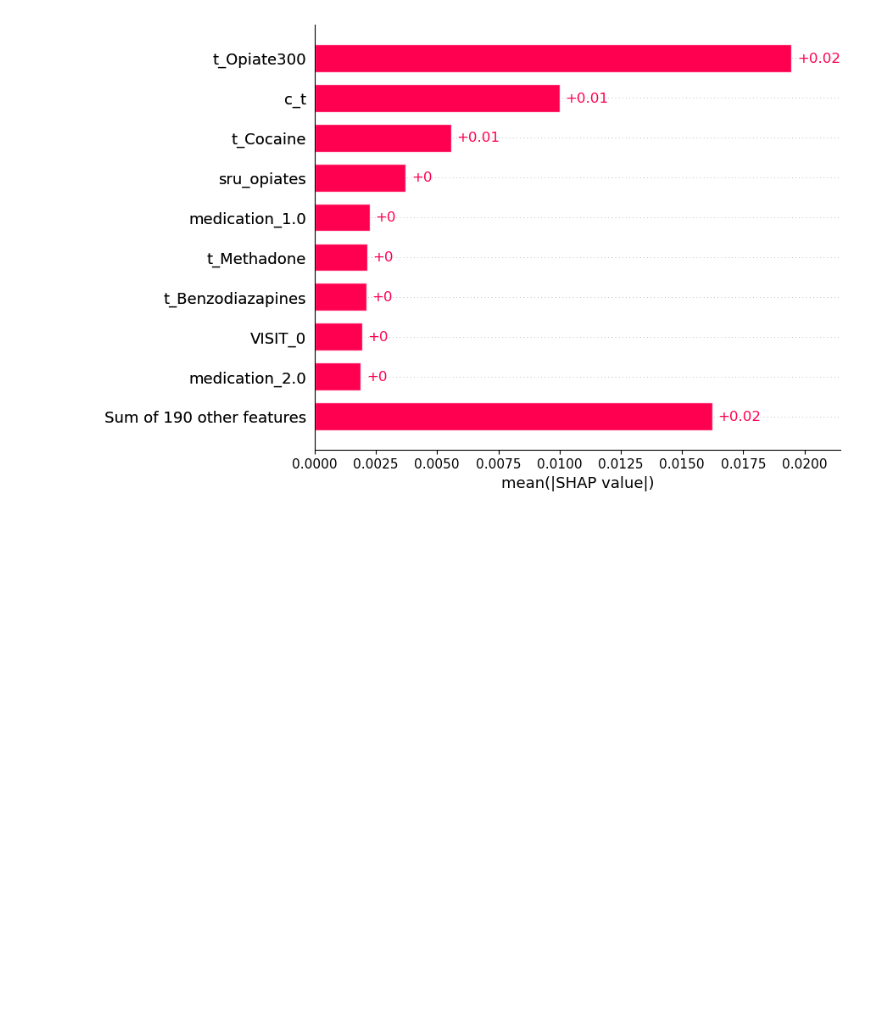
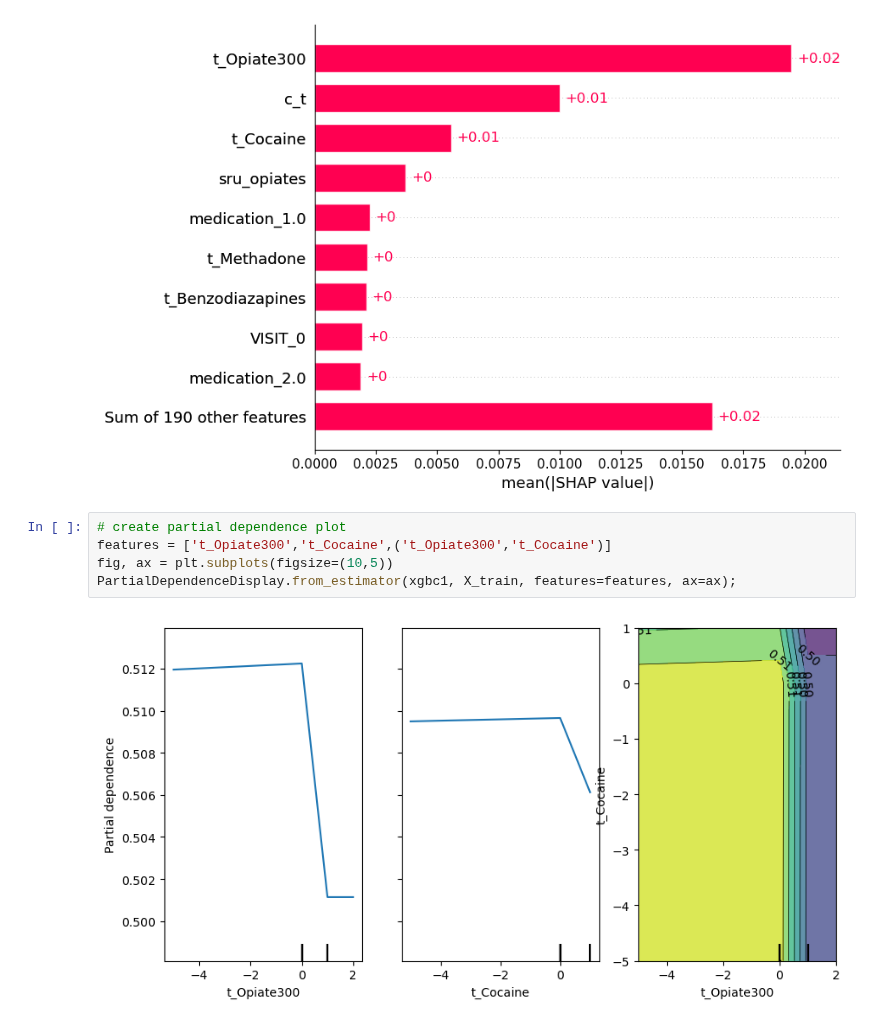
Before and after one commit to DanHerman212/oud_treatment_outcome, a Jupyter notebook: notebooks/Level_4_modeling/4_XGBoost_classifier_sklearnAPI.ipynb, the cells around one changed output. Cells and saved outputs as stored; diff of their text form; blank space fills up the shorter version.

```diff
--- a/notebooks/Level_4_modeling/4_XGBoost_classifier_sklearnAPI.ipynb
+++ b/notebooks/Level_4_modeling/4_XGBoost_classifier_sklearnAPI.ipynb
@@ -319,3 +327,10 @@ shap_values = explainer(X)
 shap.plots.bar(shap_values)
 # %% [output]
 [figure]
+# %%
+# create partial dependence plot
+features = ['t_Opiate300','t_Cocaine',('t_Opiate300','t_Cocaine')]
+fig, ax = plt.subplots(figsize=(10,5))
+PartialDependenceDisplay.from_estimator(xgbc1, X_train, features=features, ax=ax);
+# %% [output]
+[figure, added]
```
Also changed, not shown: parts of 13 cells of this notebook.
